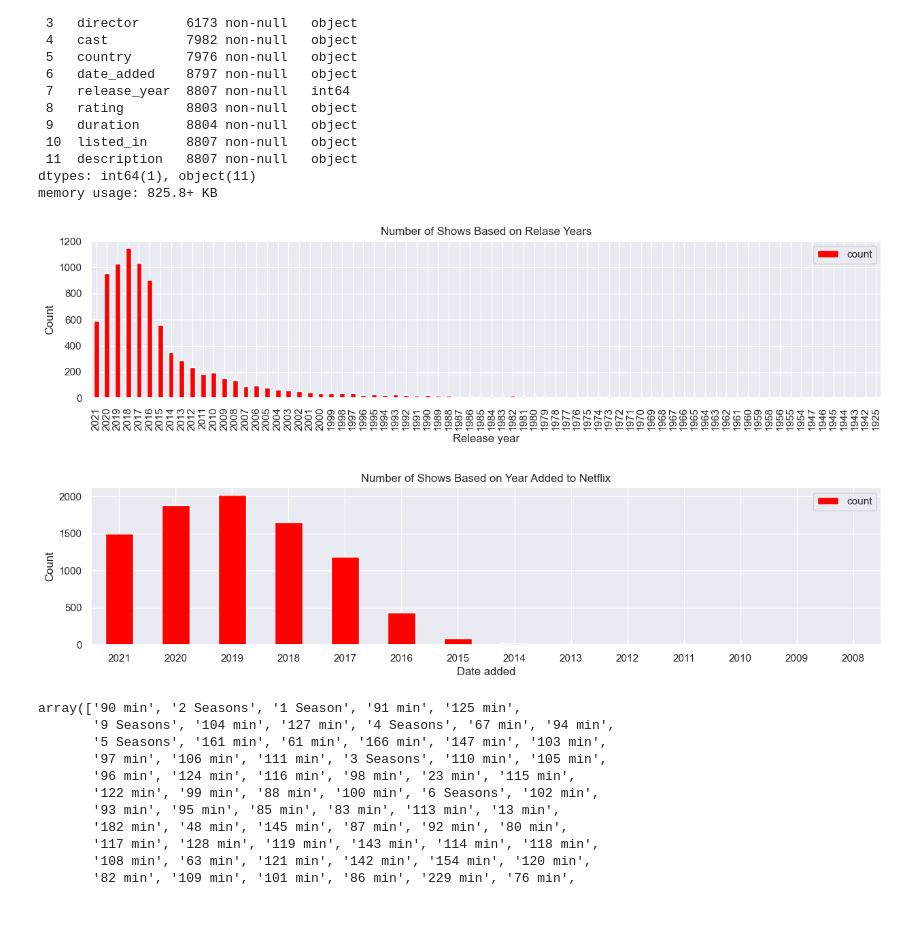
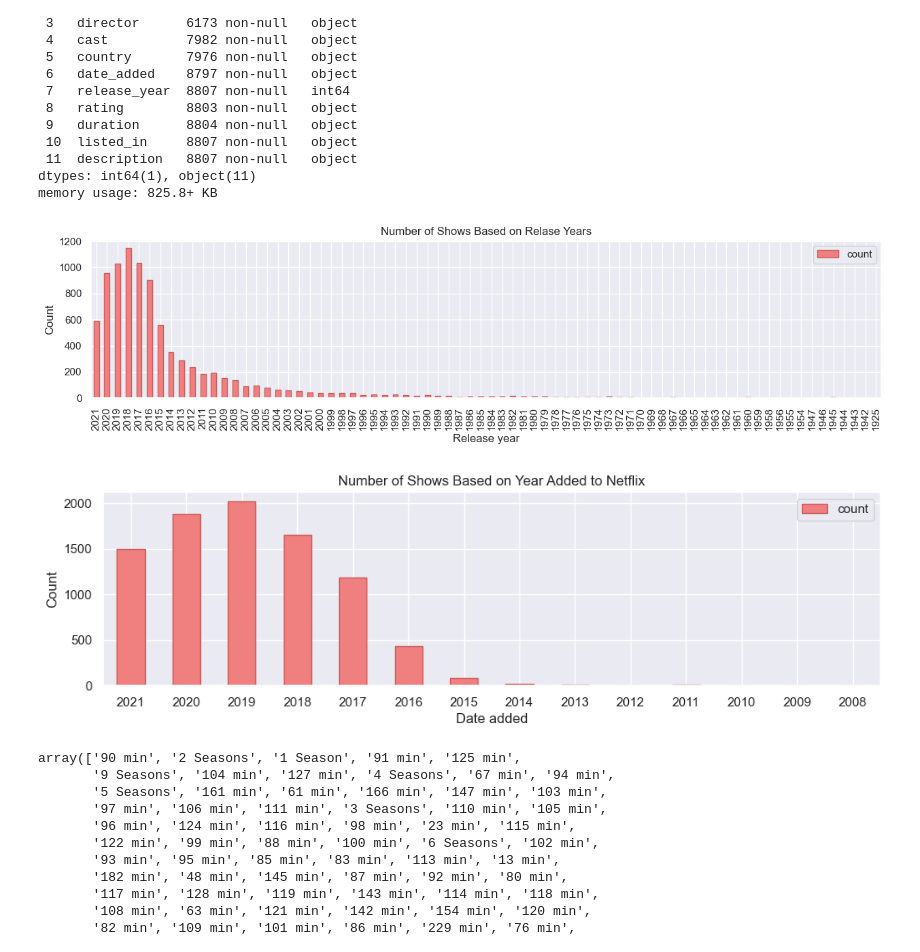
Before and after one commit to DaniloGrujic/netflix-data, a Jupyter notebook: EDA_netflix.ipynb, the cells around one changed output. Drawn from its saved outputs; the diff is of its cells as text; code cells hidden in the pictures; blank space fills up the shorter version.

```diff
--- a/EDA_netflix.ipynb
+++ b/EDA_netflix.ipynb
@@ -51,31 +51,33 @@ num_of_shows_from_each_year = num_of_shows_from_each_year.sort_values(by='releas
 num_of_shows_from_each_year.plot(x='release_year', \
                                  kind='bar',
                                  figsize=(15, 3),
-                                 color='red')
+                                 color='lightcoral',
+                                 edgecolor='indianred')
 plt.title('Number of Shows Based on Relase Years')
 plt.xlabel('Release year')
 plt.ylabel('Count')
 plt.show()
 # %% [output]
-[figure, old version]
+[figure, new version]
 # %%
 num_of_shows_added_each_year= df['date_added'].dropna()
 num_of_shows_added_each_year = num_of_shows_added_each_year.apply(lambda x: int(x[-4:]))
 
 
 num_of_shows_added_each_year = num_of_shows_added_each_year.value_counts(ascending=True).reset_index()
 num_of_shows_added_each_year = num_of_shows_added_each_year.sort_values(by='date_added', ascending=False).reset_index(drop=True)
 num_of_shows_added_each_year.plot(x='date_added',
                                   kind='bar',
-                                  figsize=(15, 3),
-                                  color='red',
+                                  figsize=(12, 3),
+                                  color='lightcoral',
+                                  edgecolor='indianred',
                                   rot=0)
 plt.title("Number of Shows Based on Year Added to Netflix")
 plt.xlabel("Date added")
 plt.ylabel("Count")
 plt.show()
 # %% [output]
-[figure, old version]
+[figure, new version]
 # %%
 df['duration'].unique()
 # %% [output]
```
Also changed, not shown: parts of 6 cells of this notebook.
